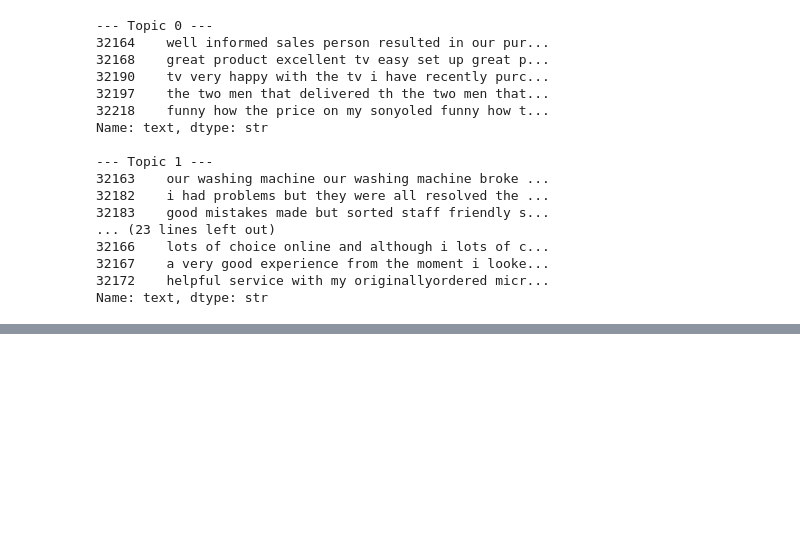
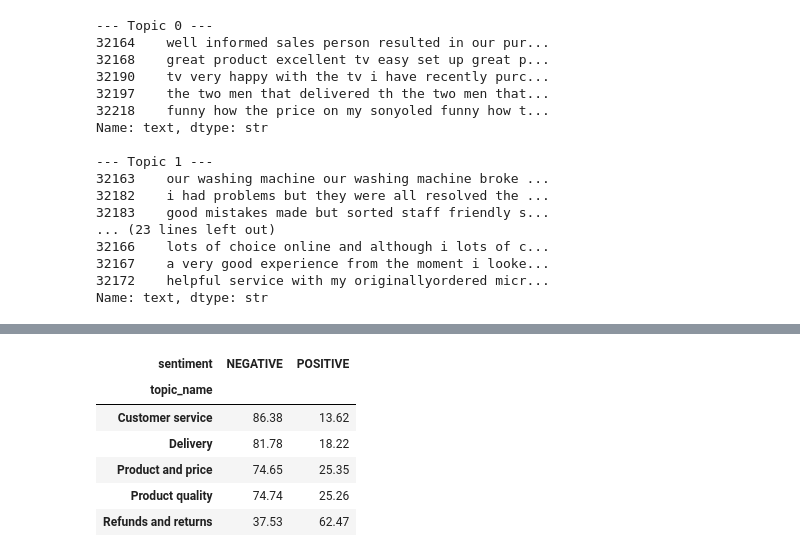
Before and after one commit to OscarFdz24/Proyecto_DeepLearning_NLP_Oscar_Fernandez, a Jupyter notebook: Review_NLP.ipynb, the cells around one changed output, grey strips where cells are left out. Cells and saved outputs as stored; diff of their text form; code cells hidden in the pictures; blank space fills up the shorter version.

```diff
--- a/Review_NLP.ipynb
+++ b/Review_NLP.ipynb
@@ -144,0 +251,7 @@ df_competencia["sentiment_score"] = scores_comp
+# %%
+# Generamos embeddings para las reviews de la competencia.
+embeddings_competencia = model.encode(df_competencia["text"].tolist(), show_progress_bar=True)
+
+# Creamos clusters tematicos para el conjunto de competidores.
+kmeans_comp = KMeans(n_clusters=5, random_state=42)
+df_competencia["topic"] = kmeans_comp.fit_predict(embeddings_competencia)
@@ -144,0 +322,11 @@ df_competencia["sentiment_score"] = scores_comp
+# %%
+# Creamos un mapeo equivalente para los clusters de la competencia.
+mapa_topics_comp = {
+    0: "Product and price",
+    1: "Customer service",
+    2: "Delivery",
+    3: "Refunds and returns",
+    4: "Product quality"
+}
+
+df_competencia["topic_name"] = df_competencia["topic"].map(mapa_topics_comp)
@@ -144,0 +365,18 @@ df_competencia["sentiment_score"] = scores_comp
+# %%
+# Repetimos el analisis por topic para la competencia.
+sent_topic_comp = (
+    df_competencia.groupby(["topic_name", "sentiment"])
+    .size()
+    .unstack(fill_value=0)
+)
+
+sent_topic_comp_pct = sent_topic_comp.div(sent_topic_comp.sum(axis=1), axis=0) * 100
+sent_topic_comp_pct.round(2)
+# %% [output]
+| sentiment | NEGATIVE | POSITIVE |
+| topic_name |  |  |
+| Customer service | 86.38 | 13.62 |
+| Delivery | 81.78 | 18.22 |
+| Product and price | 74.65 | 25.35 |
+| Product quality | 74.74 | 25.26 |
+| Refunds and returns | 37.53 | 62.47 |
```
Also changed, not shown: parts of 40 cells of this notebook, 1 other file.
